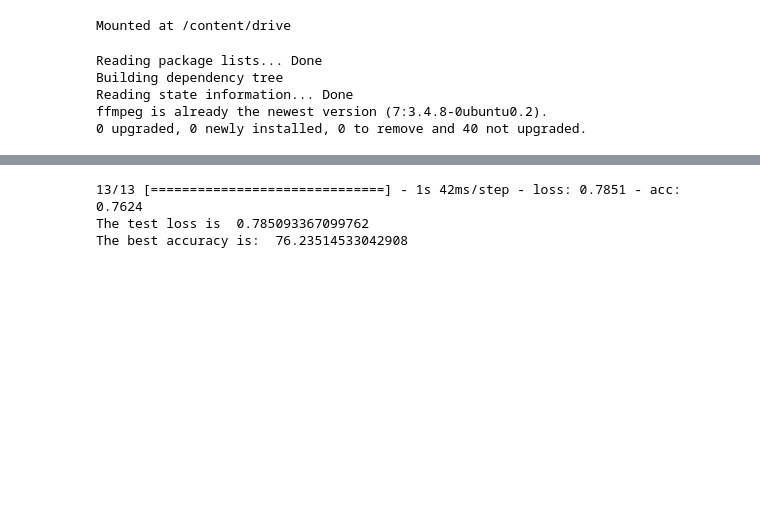
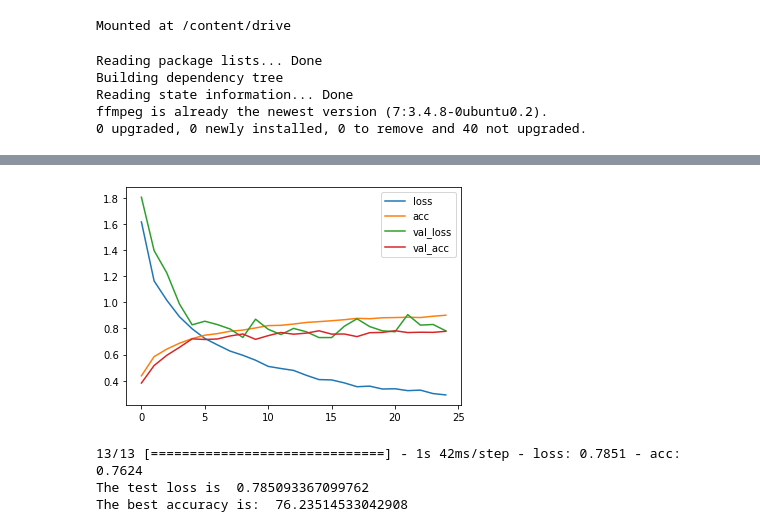
Before and after one commit to ACM-Research/cnn-music-classification, a Jupyter notebook: gtzan_music_cnn.ipynb, the cells around one changed output, grey strips where cells are left out. Drawn from its saved outputs; the diff is of its cells as text; code cells hidden in the pictures; blank space fills up the shorter version.

Commit message:
Add training plot

```diff
--- a/gtzan_music_cnn.ipynb
+++ b/gtzan_music_cnn.ipynb
@@ -176,6 +176,13 @@ Epoch 24/25
 200/200 [==============================] - 12s 60ms/step - loss: 0.3014 - acc: 0.8932 - val_loss: 0.8301 - val_acc: 0.7698
 Epoch 25/25
 200/200 [==============================] - 12s 61ms/step - loss: 0.2912 - acc: 0.9008 - val_loss: 0.7816 - val_acc: 0.7778
+# %%
+from matplotlib import pyplot as plt
+
+pd.DataFrame(history.history).plot()
+plt.show()
+# %% [output]
+[figure, added]
 # %%
 test_loss,test_acc=model.evaluate(Xtest,ytest,batch_size=128)
 print("The test loss is ",test_loss)
```
